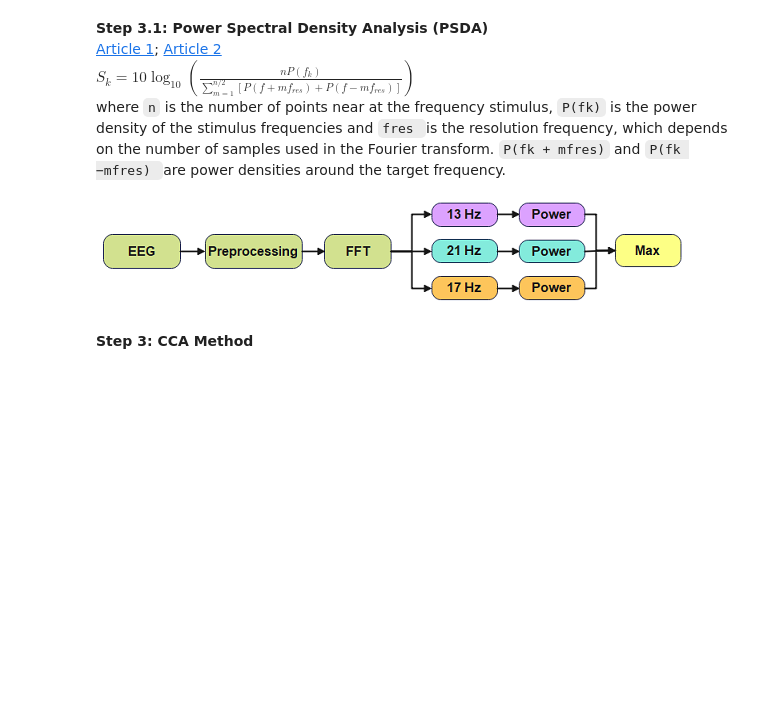
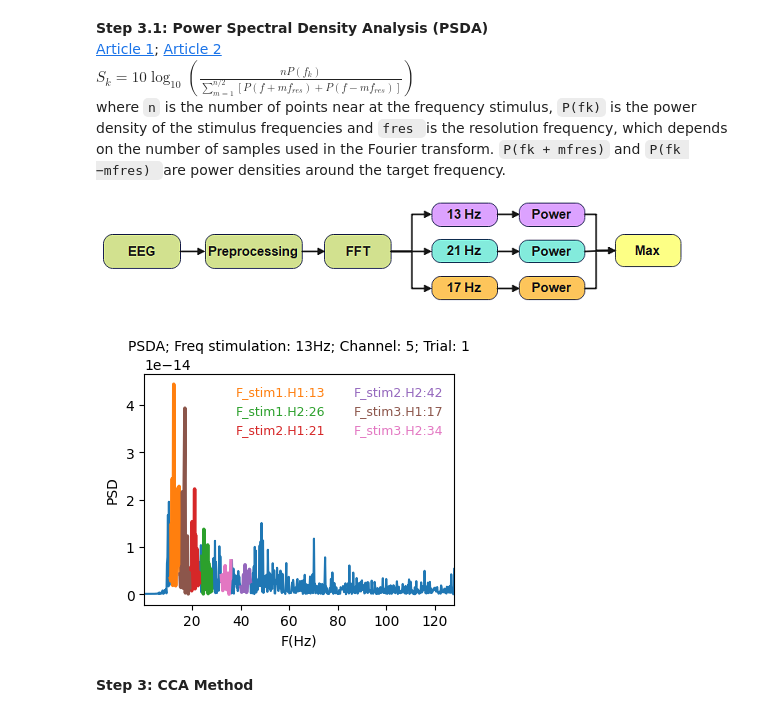
Before and after one commit to RezaSaadatyar/SSVEP-based-EEG-signal-processing, a Jupyter notebook: Code/Python/SSVEP.ipynb, the cells around one changed output. Saved outputs shown, nothing was run; the diff lists cells and outputs as text; code cells hidden in the pictures; blank space fills up the shorter version.

```diff
--- a/Code/Python/SSVEP.ipynb
+++ b/Code/Python/SSVEP.ipynb
@@ -199,8 +199,8 @@ FFT.fft_analysis(data1, filtered_data, fs, channel, trial, title, size_fig=[5, 3
 trial = 0              # Define trial number (trial 1 in Python index starts from 0, so trial 1 means index 0)
 
 # Apply common average reference (CAR) to the EEG data using the Common_average_reference.car function
-title = f"CAR filter; Freq stimulation: {13}Hz; Trial {max(1, trial)}"
-data_car = Common_average_reference.car(data_filtered)
+title = f"CAR filter; Freq stimulation: {13}Hz; Trial: {max(1, trial)}"
+data_car = Common_average_reference.car(filtered_data)
 Plot_data.plot_data(data_car[:, :, max(0, trial - 1)], fs, channels_name, first_point=0, last_point=1280, val_ylim=2.7, size_fig=(5,5),
                     title=title, display_figure="on")
 # %% [output]
@@ -271,3 +258,27 @@ def psda_a_trial(fs, xi, num_sample_neigh, f_stim, num_harmonic):
+# %%
+# ------------------------------------------- Step 1: Filtering -----------------------------------------------
+trial = 8                # Define trial number (trial 1 in Python index starts from 0, so trial 1 means index 0)
+order = 3                # Define filter order
+f_low = 0.05             # Define lower cutoff frequency for the bandpass filter (Hz)
+f_stim = [13, 21, 17]    # Frequencies stimulation
+f_high = min(f_stim) - 1 # Define upper cutoff frequency for the bandpass filter (Hz)
+notch_freq = 50          # Define frequency to be removed from the signal for notch filter (Hz)
+quality_factor = 20      # Define quality factor for the notch filter
+filtered_data = Filtering.filtering(data1, f_low, f_high, order, fs, notch_freq, quality_factor, filter_active="on",
+                                    notch_filter="on", type_filter='high')
+# ---------------------------------------------- Step 2: CAR --------------------------------------------------
+data_car = Common_average_reference.car(filtered_data)
+# ------------------------------------------- Step 3: PSDA ----------------------------------------------------
+trial = 0              # Define trial number (trial 1 in Python index starts from 0, so trial 1 means index 0)
+channel = 5            # Define channel (trial 1 in Python index starts from 0, so channel 1 means index 0)
+num_harmonic = 2       # Number of harmonic for each frequency stimulation
+num_sample_neigh = 20  # Number of samples neighborhood for each frequency stimulation
+
+title = f"PSDA; Freq stimulation: {13}Hz; Channel: {max(1, channel)}; Trial: {max(1, trial)}"
+max_freq, label = psda_a_trial(data_car[:, max(0, channel - 1), max(0, trial - 1)], fs, num_sample_neigh, f_stim,
+                               num_harmonic, title, fig_size=[4, 3])
+# %% [output]
+[figure, added]
 # %% [markdown]
 **Step 3: CCA Method**
 # %%
```
Also changed, not shown: parts of 4 cells of this notebook.
